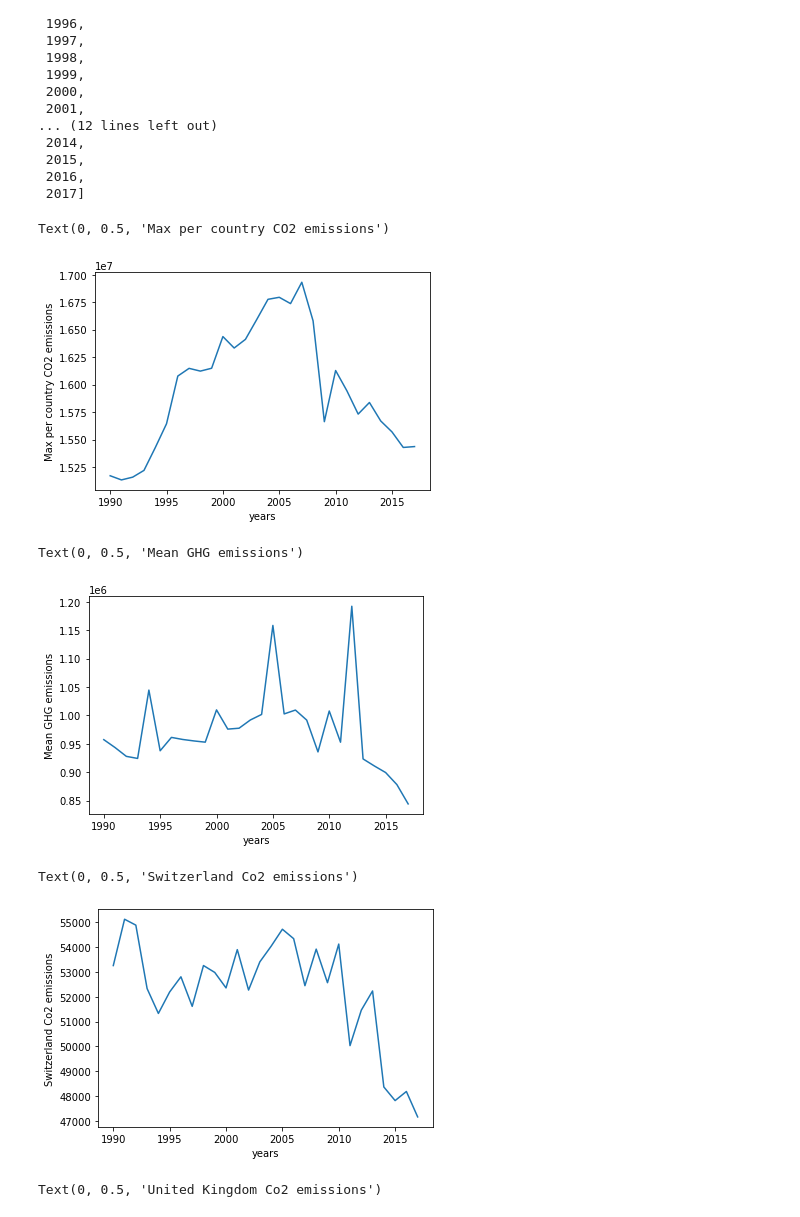
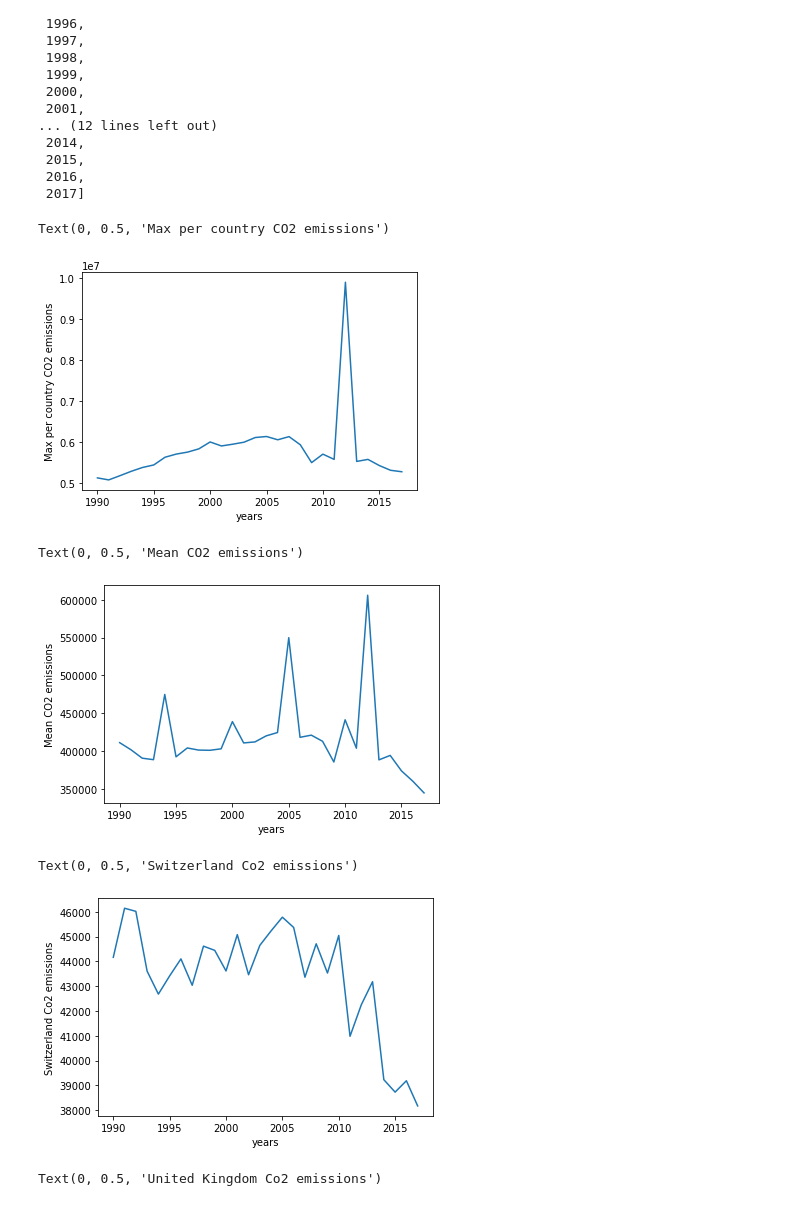
Before and after one commit to rheasukthanker/GT_data_analysis, a Jupyter notebook: BGT_data_analysis.ipynb, the cells around one changed output. Cells and saved outputs as stored; diff of their text form; code cells hidden in the pictures.

```diff
--- a/BGT_data_analysis.ipynb
+++ b/BGT_data_analysis.ipynb
@@ -76,6 +76,6 @@ a
 | 51613 | OECD | OECD - Total | GHG | Greenhouse gases | ENER_CO2_P | 1C - CO2 from Transport and Storage | 2017 | 2017 | PC | Percentage | ... |
 51614 rows × 17 columns
 # %%
-pol="GHG"
+pol="CO2"
 a[(a["Country"]=="India")& (a["Year"]==2000) & (a["VAR"]=="TOTAL") & (a["POL"]==pol)]["Value"]
 # %% [output]
@@ -169,7 +169,7 @@ plt.xlabel('years')
 plt.ylabel('Max per country CO2 emissions')
 # %% [output]
 Text(0, 0.5, 'Max per country CO2 emissions')
-[figure, old version]
+[figure, new version]
 # %%
 #Compute per year maximum
 import numpy as np
@@ -180,11 +180,11 @@ for x in years:
 # %%
 import matplotlib.pyplot as plt
 plt.plot(years,mean_in_years)
 plt.xlabel('years')
-plt.ylabel('Mean GHG emissions')
+plt.ylabel('Mean CO2 emissions')
 # %% [output]
-Text(0, 0.5, 'Mean GHG emissions')
+Text(0, 0.5, 'Mean CO2 emissions')
-[figure, old version]
+[figure, new version]
 # %%
 # Per country eg: developing country India
 ch=df[df["country"]=="Switzerland"]
@@ -193,7 +193,7 @@ plt.xlabel('years')
 plt.ylabel('Switzerland Co2 emissions')
 # %% [output]
 Text(0, 0.5, 'Switzerland Co2 emissions')
-[figure, old version]
+[figure, new version]
 # %%
 us=df[df["country"]=="United Kingdom"]
 plt.plot(us["year"],us["Co2_consumption"])
```
Also changed, not shown: parts of 8 cells of this notebook.
